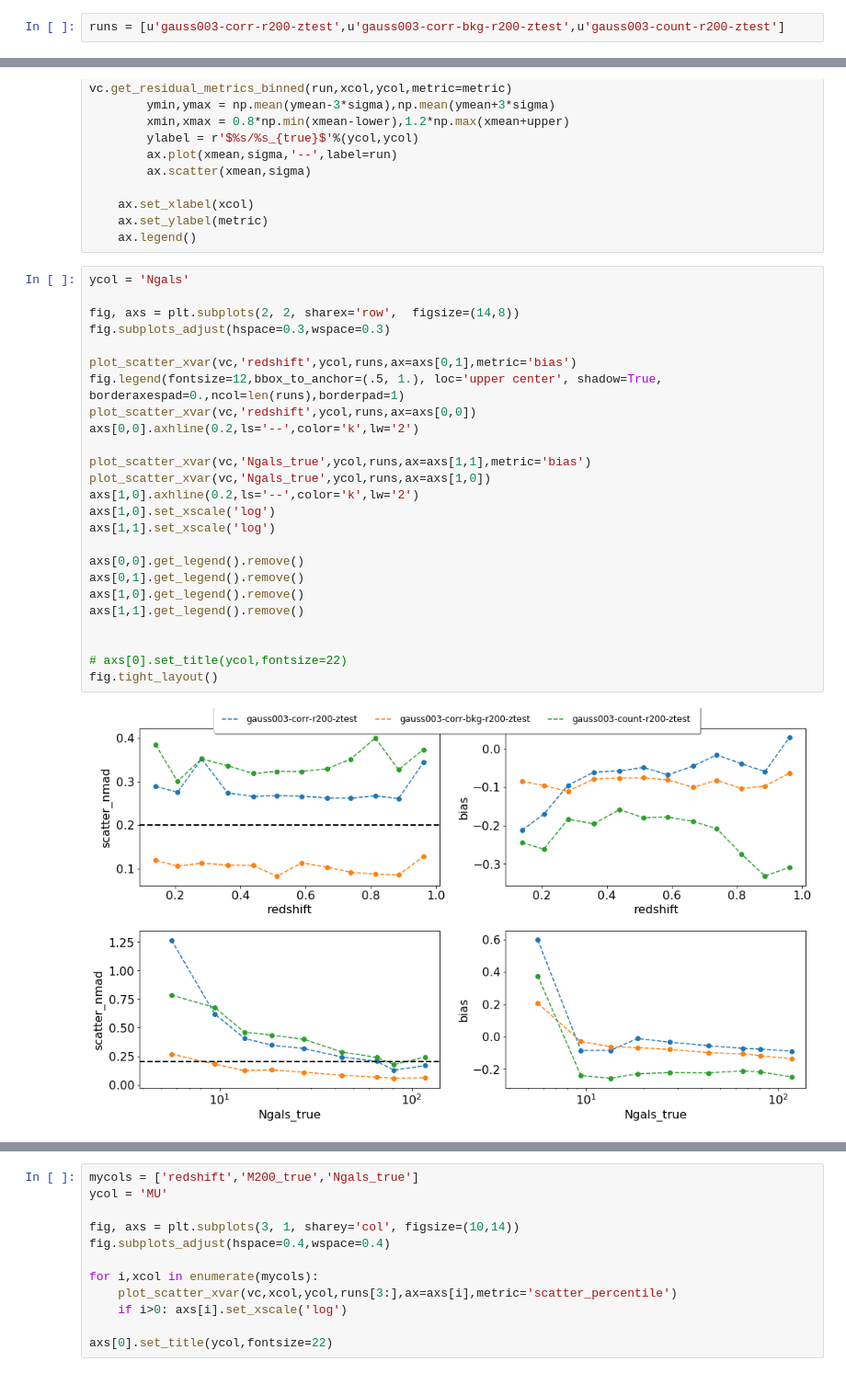
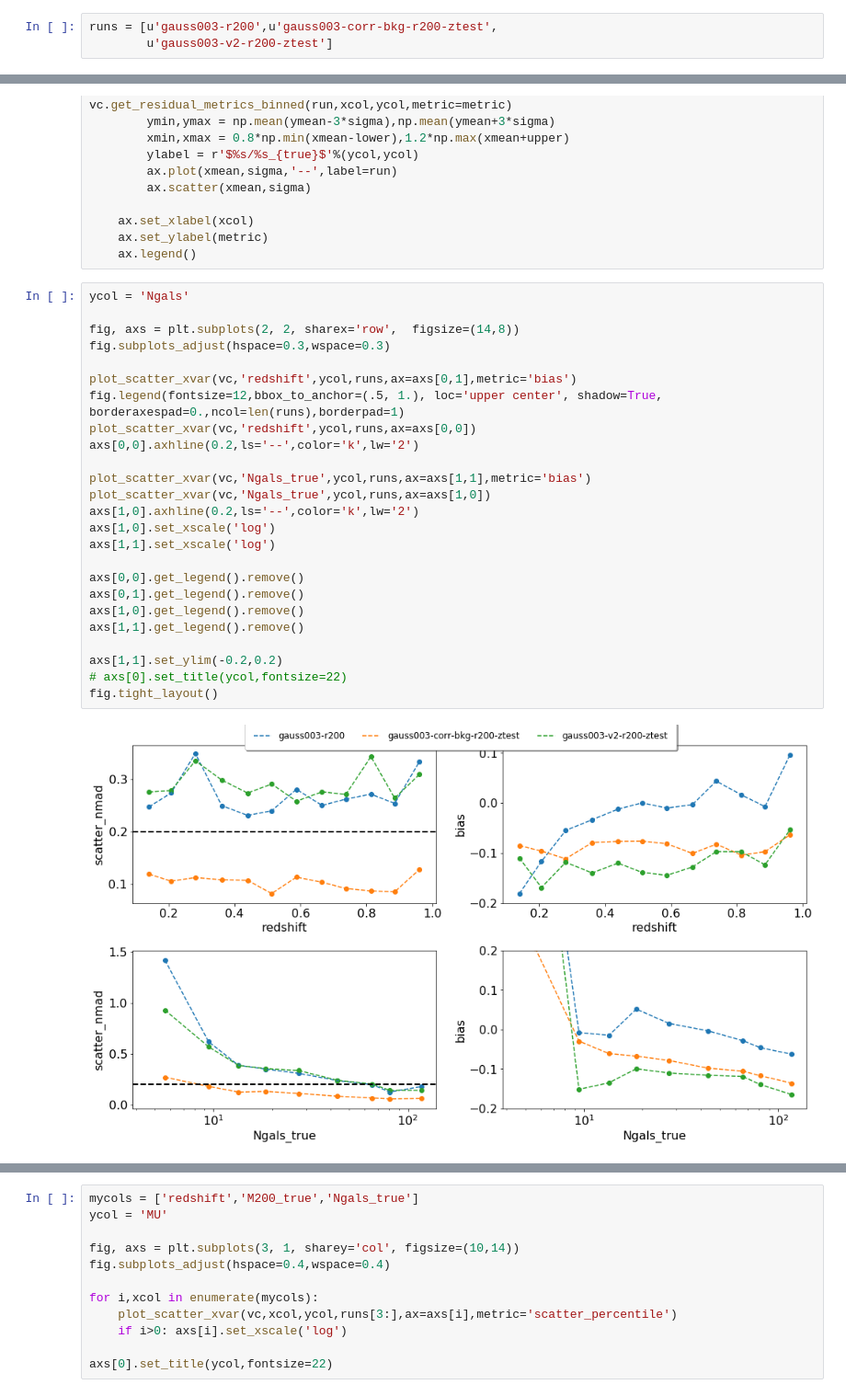
Before and after one commit to estevesjh/ccopa, a Jupyter notebook: notebooks/newClusters-multiple-runs.ipynb, the cells around one changed output, grey strips where cells are left out. Shown at 92% size. Drawn from its saved outputs; the diff is of its cells as text.

```diff
--- a/notebooks/newClusters-multiple-runs.ipynb
+++ b/notebooks/newClusters-multiple-runs.ipynb
@@ -35,7 +35,8 @@ runs+= ['dnf-r200','dnf003-r200']
 # %%
 #runs=['gauss003-r200','gauss005-r200','emuBPZ-r200']
 # %%
-runs = [u'gauss003-corr-r200-ztest',u'gauss003-corr-bkg-r200-ztest',u'gauss003-count-r200-ztest']
+runs = [u'gauss003-r200',u'gauss003-corr-bkg-r200-ztest',
+        u'gauss003-v2-r200-ztest']
 # %%
 cfg = '/home/s1/jesteves/git/ccopa/config_files/config_copa_dc2.yaml'
 vc = viewClusters(cfg=cfg)
@@ -276,30 +277,30 @@ def plot_scatter_xvar(vc,xcol,ycol,runs,ax=None,metric='scatter_nmad'):
 # %%
 ycol = 'Ngals'
 
 fig, axs = plt.subplots(2, 2, sharex='row',  figsize=(14,8))
 fig.subplots_adjust(hspace=0.3,wspace=0.3)
 
 plot_scatter_xvar(vc,'redshift',ycol,runs,ax=axs[0,1],metric='bias')
 fig.legend(fontsize=12,bbox_to_anchor=(.5, 1.), loc='upper center', shadow=True, borderaxespad=0.,ncol=len(runs),borderpad=1)
 plot_scatter_xvar(vc,'redshift',ycol,runs,ax=axs[0,0])
 axs[0,0].axhline(0.2,ls='--',color='k',lw='2')
 
 plot_scatter_xvar(vc,'Ngals_true',ycol,runs,ax=axs[1,1],metric='bias')
 plot_scatter_xvar(vc,'Ngals_true',ycol,runs,ax=axs[1,0])
 axs[1,0].axhline(0.2,ls='--',color='k',lw='2')
 axs[1,0].set_xscale('log')
 axs[1,1].set_xscale('log')
 
 axs[0,0].get_legend().remove()
 axs[0,1].get_legend().remove()
 axs[1,0].get_legend().remove()
 axs[1,1].get_legend().remove()
 
-
+axs[1,1].set_ylim(-0.2,0.2)
 # axs[0].set_title(ycol,fontsize=22)
 fig.tight_layout()
 # %% [output]
-[figure, old version]
+[figure, new version]
 # %%
 plt.figure(figsize=(8,5))
 plot_scatter_xvar(vc,'redshift','Ngals',runs,ax=plt.axes(),metric='bias')
```
Also changed, not shown: parts of 16 cells of this notebook, 22 other files.
